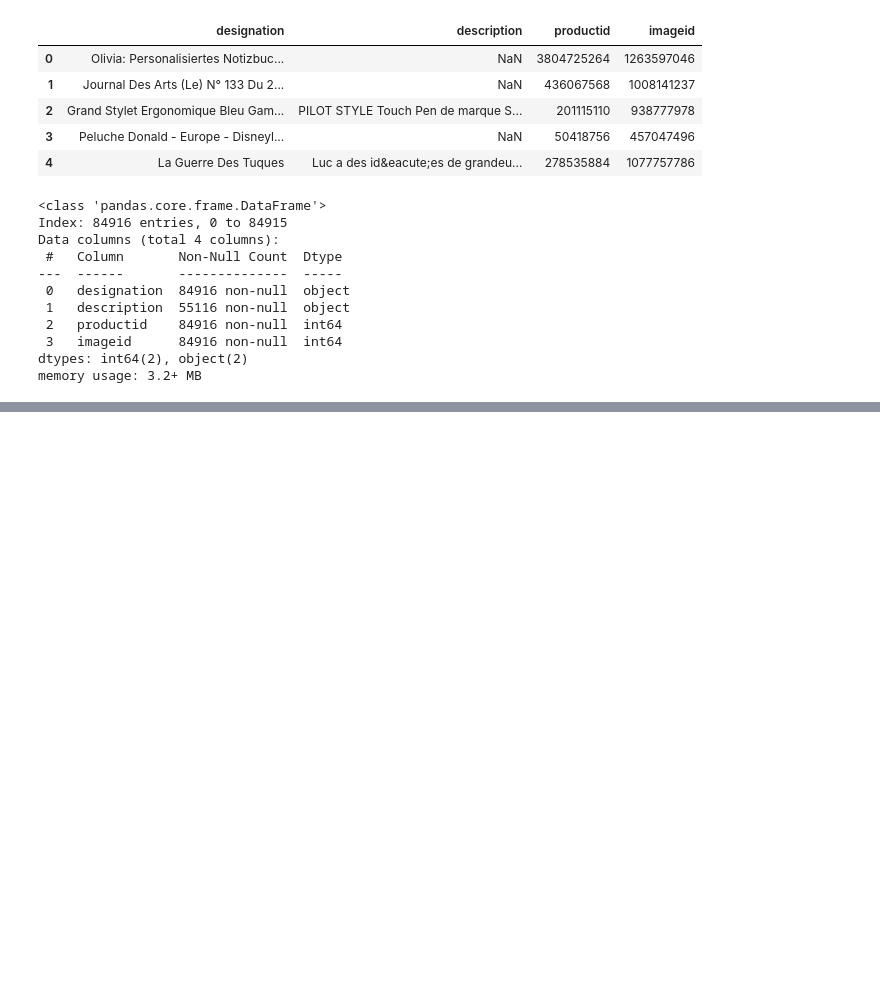
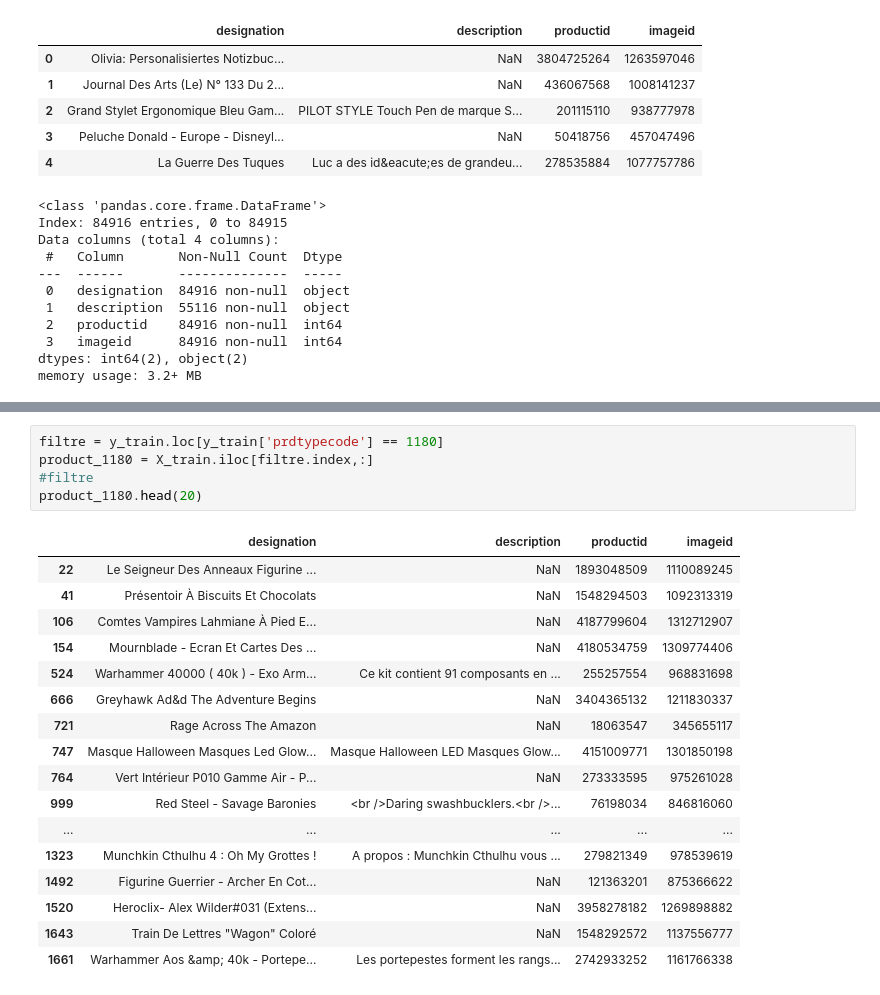
Before and after one commit to oisnard/ProjetFilRouge, a Jupyter notebook: Src/exploration.ipynb, the cells around one changed output, grey strips where cells are left out. Drawn from its saved outputs; the diff is of its cells as text; blank space fills up the shorter version.

```diff
--- a/Src/exploration.ipynb
+++ b/Src/exploration.ipynb
@@ -81,0 +119,23 @@ Passing `palette` without assigning `hue` is deprecated and will be removed in v
+# %%
+filtre = y_train.loc[y_train['prdtypecode'] == 1180]
+product_1180 = X_train.iloc[filtre.index,:]
+#filtre
+product_1180.head(20)
+# %% [output]
+|  | designation | description | productid | imageid |
+| 22 | Le Seigneur Des Anneaux Figurine ... | NaN | 1893048509 | 1110089245 |
+| 41 | Présentoir À Biscuits Et Chocolats | NaN | 1548294503 | 1092313319 |
+| 106 | Comtes Vampires Lahmiane À Pied E... | NaN | 4187799604 | 1312712907 |
+| 154 | Mournblade - Ecran Et Cartes Des ... | NaN | 4180534759 | 1309774406 |
+| 524 | Warhammer 40000 ( 40k ) - Exo Arm... | Ce kit contient 91 composants en ... | 255257554 | 968831698 |
+| 666 | Greyhawk Ad&d The Adventure Begins | NaN | 3404365132 | 1211830337 |
+| 721 | Rage Across The Amazon | NaN | 18063547 | 345655117 |
+| 747 | Masque Halloween Masques Led Glow... | Masque Halloween LED Masques Glow... | 4151009771 | 1301850198 |
+| 764 | Vert Intérieur P010 Gamme Air - P... | NaN | 273333595 | 975261028 |
+| 999 | Red Steel - Savage Baronies | <br />Daring swashbucklers.<br />... | 76198034 | 846816060 |
+| ... | ... | ... | ... | ... |
+| 1323 | Munchkin Cthulhu 4 : Oh My Grottes ! | A propos : Munchkin Cthulhu vous ... | 279821349 | 978539619 |
+| 1492 | Figurine Guerrier - Archer En Cot... | NaN | 121363201 | 875366622 |
+| 1520 | Heroclix- Alex Wilder#031 (Extens... | NaN | 3958278182 | 1269898882 |
+| 1643 | Train De Lettres "Wagon" Coloré | NaN | 1548292572 | 1137556777 |
+| 1661 | Warhammer Aos &amp; 40k - Portepe... | Les portepestes forment les rangs... | 2742933252 | 1161766338 |
```
Also changed, not shown: parts of 3 cells of this notebook.
